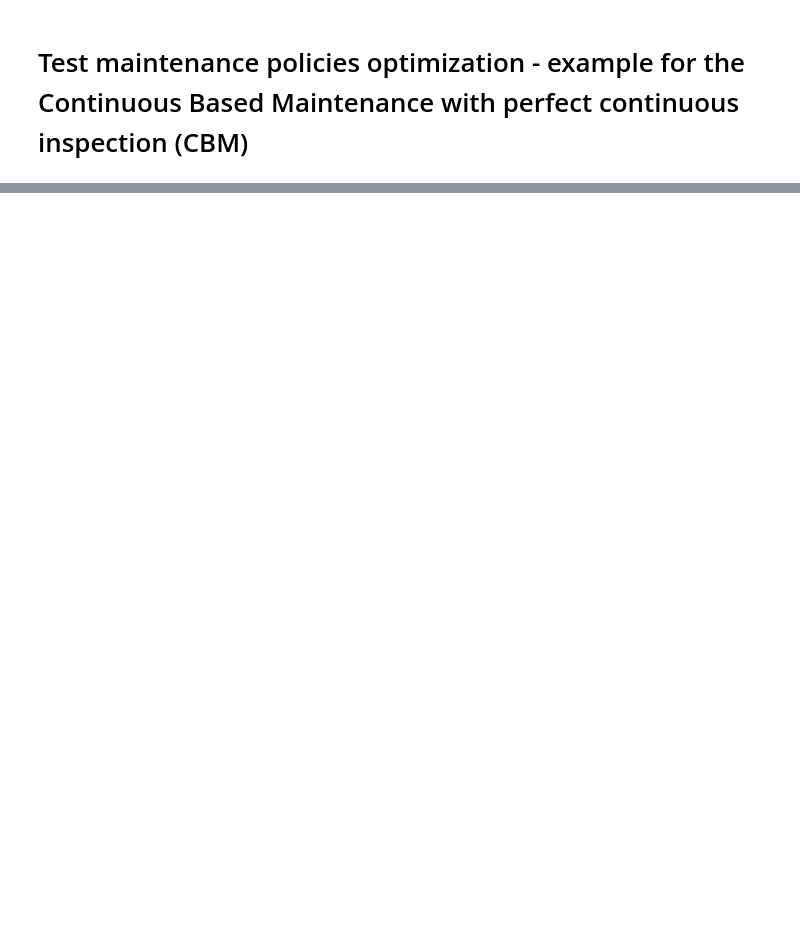
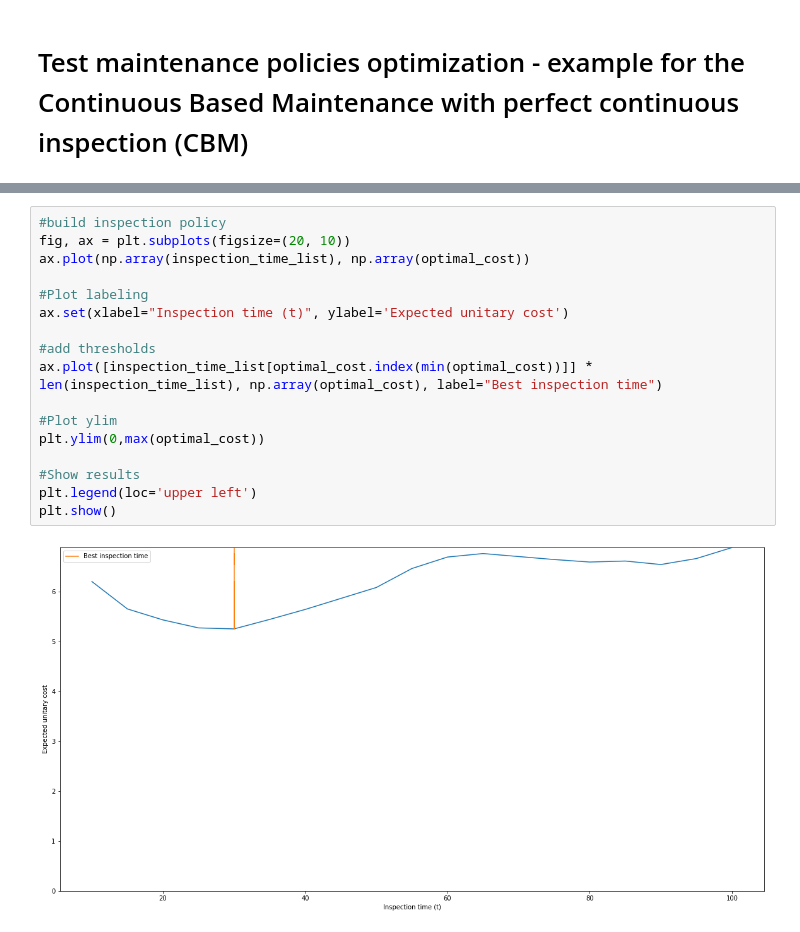
Before and after one commit to diaxz12/Assets_with_failures_dependence, a Jupyter notebook: simulator_results.ipynb, the cells around one changed output, grey strips where cells are left out. Drawn from its saved outputs; the diff is of its cells as text; blank space fills up the shorter version.

```diff
--- a/simulator_results.ipynb
+++ b/simulator_results.ipynb
@@ -115,0 +192,19 @@ plot_cbm_maintenance_costs(results, 20)
+# %%
+#build inspection policy
+fig, ax = plt.subplots(figsize=(20, 10))
+ax.plot(np.array(inspection_time_list), np.array(optimal_cost))
+
+#Plot labeling
+ax.set(xlabel="Inspection time (t)", ylabel='Expected unitary cost')
+
+#add thresholds
+ax.plot([inspection_time_list[optimal_cost.index(min(optimal_cost))]] * len(inspection_time_list), np.array(optimal_cost), label="Best inspection time")
+
+#Plot ylim
+plt.ylim(0,max(optimal_cost))
+
+#Show results
+plt.legend(loc='upper left')
+plt.show()
+# %% [output]
+[figure, added]
```
Also changed, not shown: parts of 15 cells of this notebook, 1 other file.
